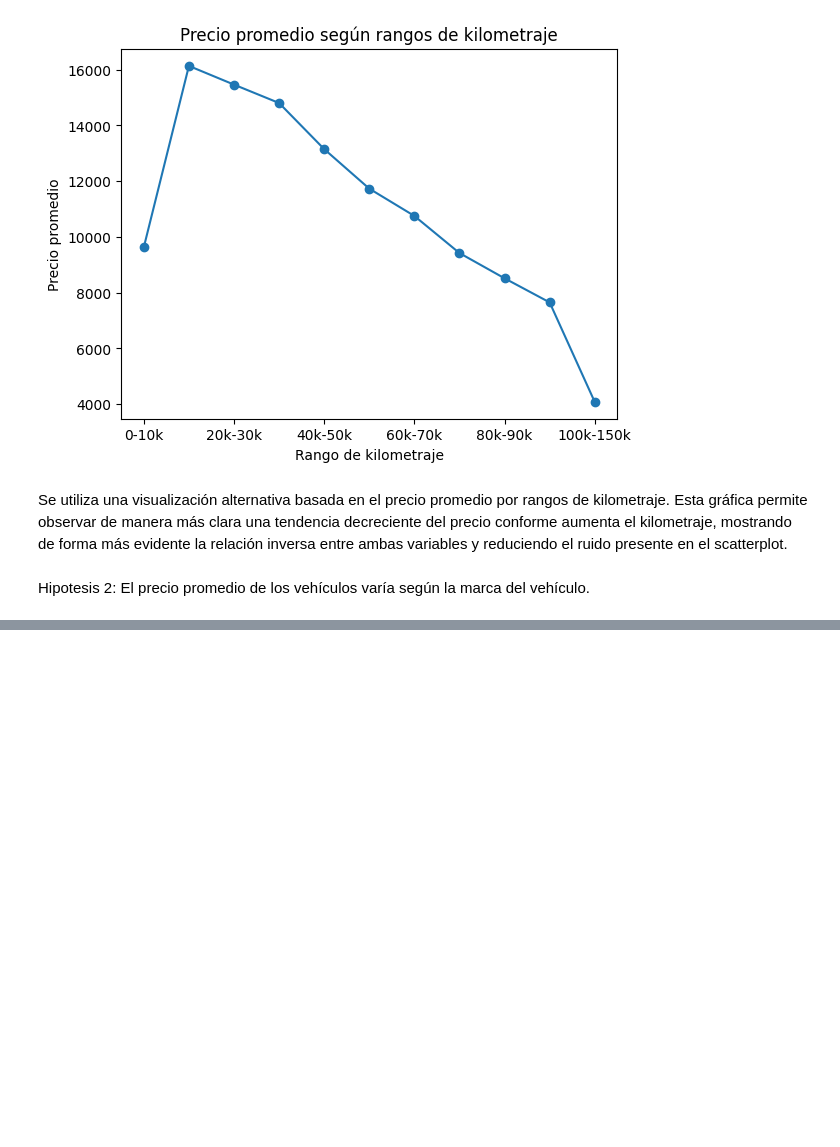
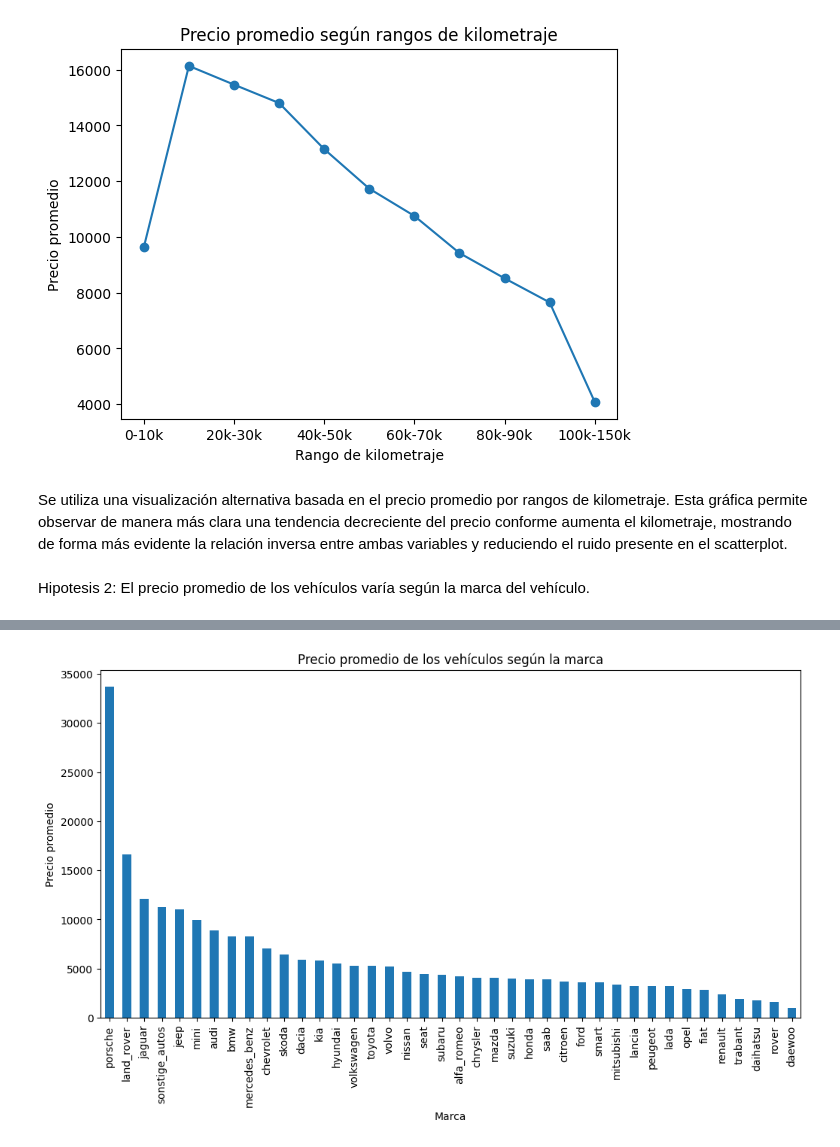
Before and after one commit to tsarien/data-science-1, a Jupyter notebook: ProyectoDSParteI+Alba.ipynb, the cells around one changed output, grey strips where cells are left out. Drawn from its saved outputs; the diff is of its cells as text; code cells hidden in the pictures; blank space fills up the shorter version.

```diff
--- a/ProyectoDSParteI+Alba.ipynb
+++ b/ProyectoDSParteI+Alba.ipynb
@@ -80,7 +81,7 @@ Se realiza una copia del dataset original denominada df_clean. Posteriormente, s
 # %%
 cols_to_drop = [
     'index', 'dateCrawled', 'name', 'seller', 'offerType', 'abtest',
-    'dateCreated', 'nrOfPictures', 'postalCode', 'lastSeen',
+    'dateCreated', 'nrOfPictures', 'lastSeen',
     'monthOfRegistration', 'vehicleType', 'gearbox', 'model',
     'fuelType', 'notRepairedDamage'
 ]
@@ -248,3 +251,12 @@ plt.show()
 Se utiliza una visualización alternativa basada en el precio promedio por rangos de kilometraje. Esta gráfica permite observar de manera más clara una tendencia decreciente del precio conforme aumenta el kilometraje, mostrando de forma más evidente la relación inversa entre ambas variables y reduciendo el ruido presente en el scatterplot.
 # %% [markdown]
 Hipotesis 2: El precio promedio de los vehículos varía según la marca del vehículo.
+# %%
+price_by_brand = (
+    df_clean
+    .groupby('brand')['price']
+    .mean()
+    .sort_values(ascending=False)
+)
+
+price_by_brand
@@ -250,0 +281,13 @@ Hipotesis 2: El precio promedio de los vehículos varía según la marca del veh
+# %%
+plt.figure(figsize=(12, 6))
+
+price_by_brand.plot(kind='bar')
+
+plt.title('Precio promedio de los vehículos según la marca')
+plt.xlabel('Marca')
+plt.ylabel('Precio promedio')
+plt.xticks(rotation=90)
+
+plt.show()
+# %% [output]
+[figure, added]
```
Also changed, not shown: parts of 14 cells of this notebook.
